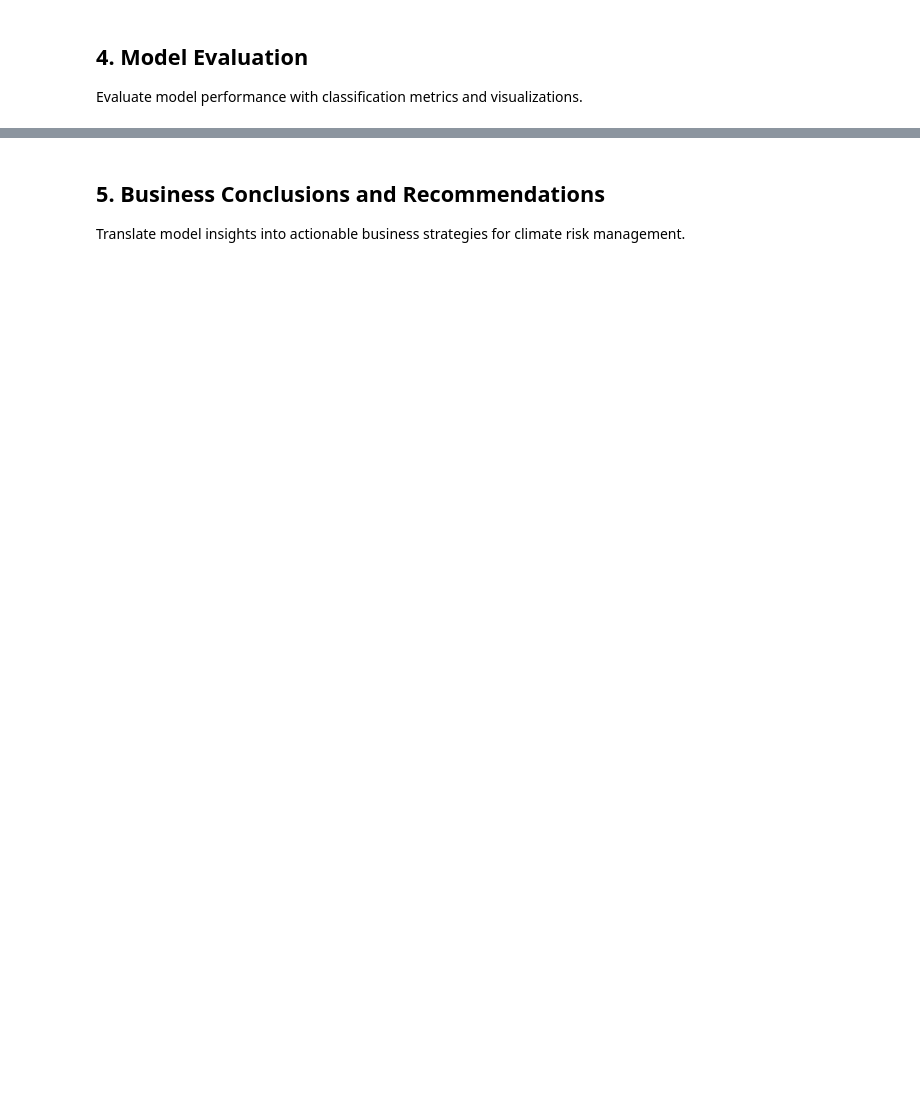
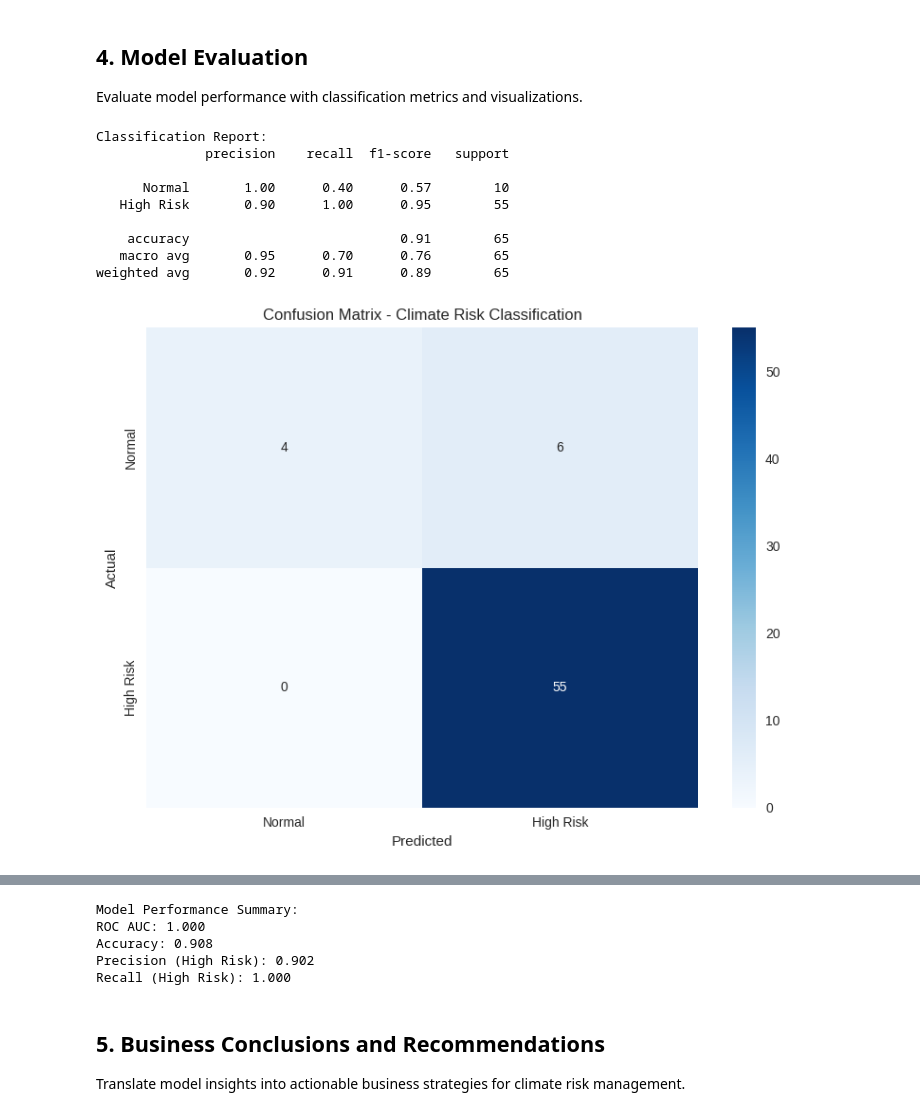
Before and after one commit to GabrielFersPin/Climate_Change_-Indicador, a Jupyter notebook: notebooks/08_logistic_regression_phase5.ipynb, the cells around one changed output, grey strips where cells are left out. Drawn from its saved outputs; the diff is of its cells as text; code cells hidden in the pictures; blank space fills up the shorter version.

```diff
--- a/notebooks/08_logistic_regression_phase5.ipynb
+++ b/notebooks/08_logistic_regression_phase5.ipynb
@@ -205,6 +336,11 @@ plt.title('Confusion Matrix - Climate Risk Classification')
 plt.ylabel('Actual')
 plt.xlabel('Predicted')
 plt.tight_layout()
+
+# Ensure the figures directory exists
+import os
+os.makedirs('../reports/figures/', exist_ok=True)
+
 plt.savefig('../reports/figures/logistic_confusion_matrix.png', dpi=300, bbox_inches='tight')
 plt.show()
 
@@ -213,30 +349,41 @@ fpr, tpr, thresholds = roc_curve(y_test, y_pred_proba)
 roc_auc = auc(fpr, tpr)
 
 plt.figure(figsize=(8, 6))
 plt.plot(fpr, tpr, color='darkorange', lw=2, label=f'ROC curve (AUC = {roc_auc:.3f})')
 plt.plot([0, 1], [0, 1], color='navy', lw=2, linestyle='--')
 plt.xlim([0.0, 1.0])
 plt.ylim([0.0, 1.05])
 plt.xlabel('False Positive Rate')
 plt.ylabel('True Positive Rate')
 plt.title('ROC Curve - Climate Risk Classification')
 plt.legend(loc="lower right")
 plt.tight_layout()
 plt.savefig('../reports/figures/logistic_roc_curve.png', dpi=300, bbox_inches='tight')
 plt.show()
 
 # Feature importance
 plt.figure(figsize=(10, 6))
 coefficients_sorted = coefficients.sort_values('Coefficient', ascending=True)
 plt.barh(coefficients_sorted['Feature'], coefficients_sorted['Coefficient'])
 plt.title('Feature Importance - Logistic Regression Coefficients')
 plt.xlabel('Coefficient Value')
 plt.tight_layout()
 plt.savefig('../reports/figures/logistic_feature_importance.png', dpi=300, bbox_inches='tight')
 plt.show()
 
 print(f"\nModel Performance Summary:")
 print(f"ROC AUC: {roc_auc:.3f}")
 print(f"Accuracy: {(y_pred == y_test).mean():.3f}")
 print(f"Precision (High Risk): {cm[1,1] / (cm[1,1] + cm[0,1]):.3f}")
 print(f"Recall (High Risk): {cm[1,1] / (cm[1,1] + cm[1,0]):.3f}")
+# %% [output]
+Classification Report:
+              precision    recall  f1-score   support
+
+      Normal       1.00      0.40      0.57        10
+   High Risk       0.90      1.00      0.95        55
+
+    accuracy                           0.91        65
+   macro avg       0.95      0.70      0.76        65
+weighted avg       0.92      0.91      0.89        65
+[figure, added]
@@ -243,3 +392,8 @@ print(f"Recall (High Risk): {cm[1,1] / (cm[1,1] + cm[1,0]):.3f}")
+Model Performance Summary:
+ROC AUC: 1.000
+Accuracy: 0.908
+Precision (High Risk): 0.902
+Recall (High Risk): 1.000
 # %% [markdown]
 ## 5. Business Conclusions and Recommendations
 
```
Also changed, not shown: parts of 6 cells of this notebook, 11 other files.
